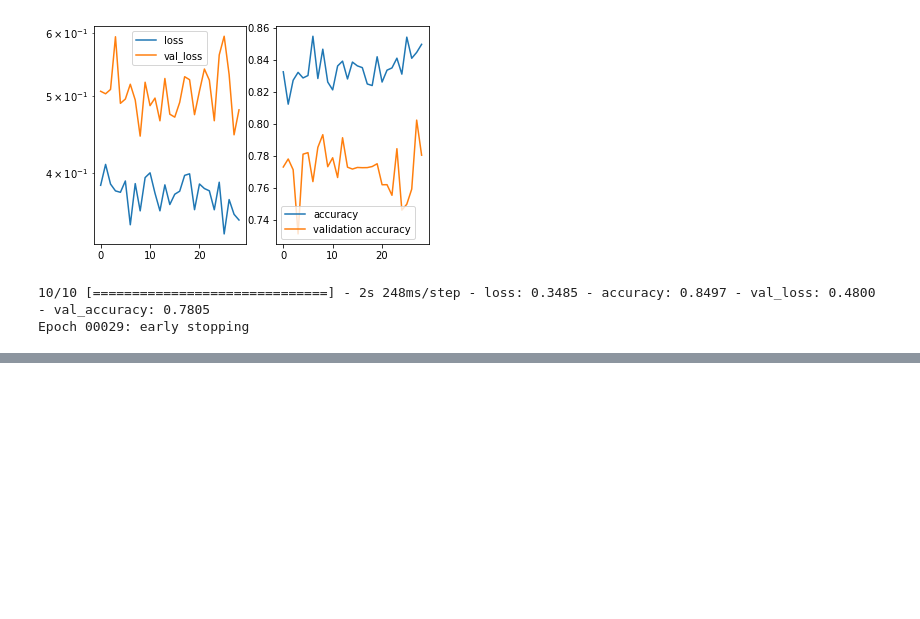
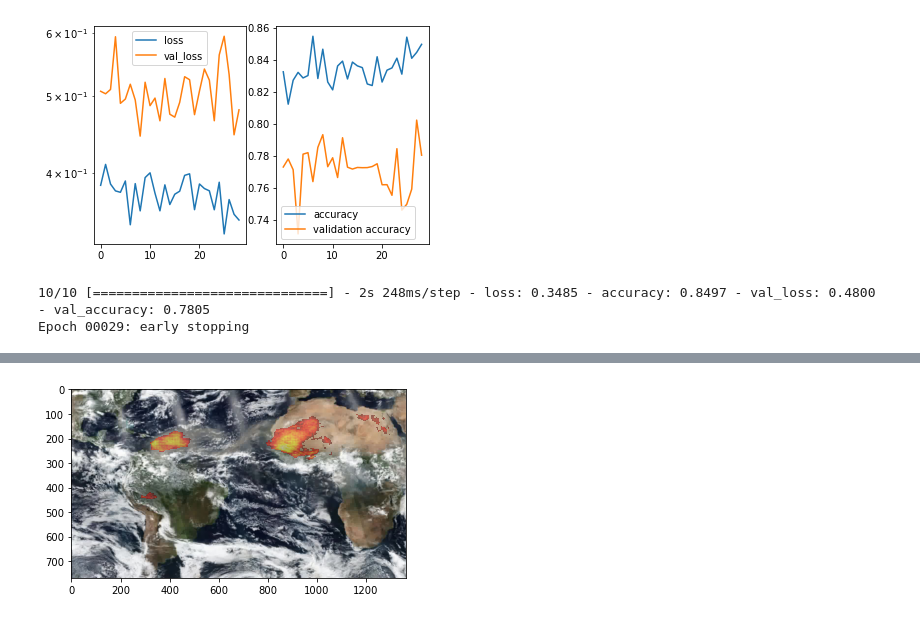
Before and after one commit to AllanKamimura/DetIEEEcta, a Jupyter notebook: net/unet.ipynb, the cells around one changed output, grey strips where cells are left out. Saved outputs shown, nothing was run; the diff lists cells and outputs as text; code cells hidden in the pictures; blank space fills up the shorter version.

```diff
--- a/net/unet.ipynb
+++ b/net/unet.ipynb
@@ -415,0 +419,10 @@ for batch_index, batch_data in enumerate(val_generator):
+# %%
+predicted = model.predict(img)
+predicted = predicted[0,:,:,0]
+
+predicted = cv2.resize(predicted, (1364, 768))
+plt.imshow(raw_img)
+plt.imshow(ma.masked_where(predicted < 0.5,predicted),alpha=0.45,cmap='hot')
+plt.show()
+# %% [output]
+[figure, added]
```
Also changed, not shown: parts of 3 cells of this notebook.
